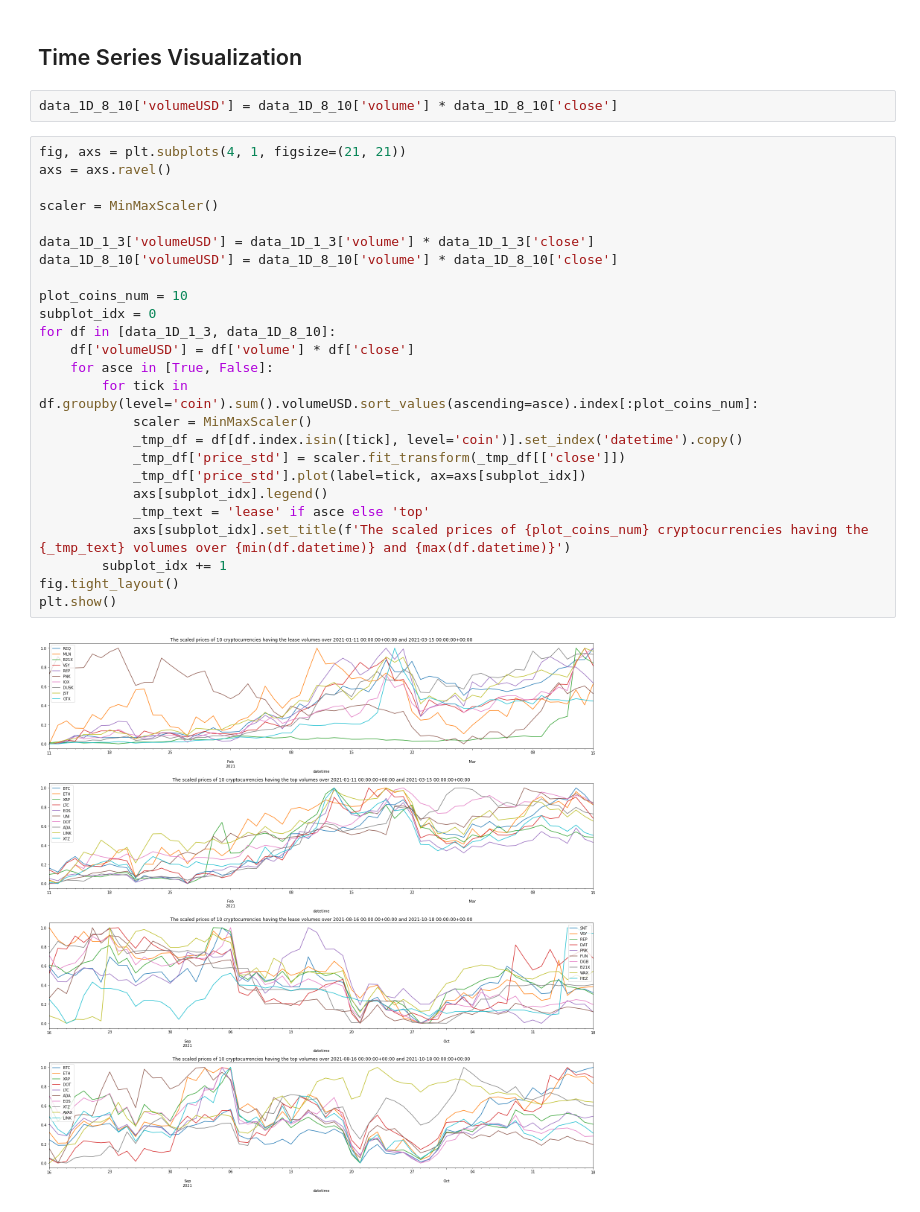
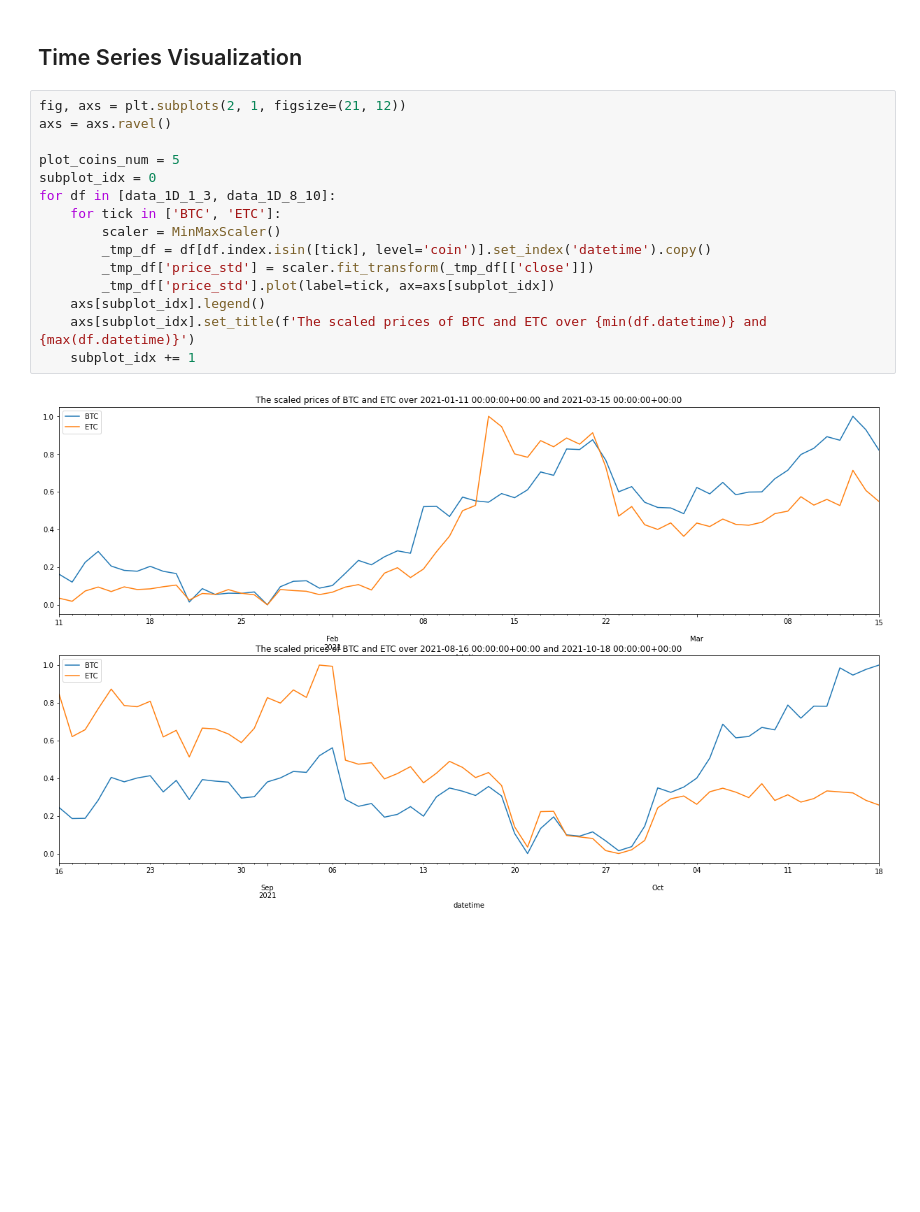
Before and after one commit to codingFerryman/crypto_market_hierarchy_structure, a Jupyter notebook: src/exploration.ipynb, the cells around one changed output. Saved outputs shown, nothing was run; the diff lists cells and outputs as text; blank space fills up the shorter version.

```diff
--- a/src/exploration.ipynb
+++ b/src/exploration.ipynb
@@ -74,32 +74,20 @@ data_1D_1_3 = pd.concat(data_1D_1_3_list)
 data_1D_8_10 = pd.concat(data_1D_8_10_list)
 # %% [markdown]
 ## Time Series Visualization
-# %%
-data_1D_8_10['volumeUSD'] = data_1D_8_10['volume'] * data_1D_8_10['close']
 # %%
-fig, axs = plt.subplots(4, 1, figsize=(21, 21))
+fig, axs = plt.subplots(2, 1, figsize=(21, 12))
 axs = axs.ravel()
 
-scaler = MinMaxScaler()
-
-data_1D_1_3['volumeUSD'] = data_1D_1_3['volume'] * data_1D_1_3['close']
-data_1D_8_10['volumeUSD'] = data_1D_8_10['volume'] * data_1D_8_10['close']
-
-plot_coins_num = 10
+plot_coins_num = 5
 subplot_idx = 0
 for df in [data_1D_1_3, data_1D_8_10]:
-    df['volumeUSD'] = df['volume'] * df['close']
-    for asce in [True, False]:
-        for tick in df.groupby(level='coin').sum().volumeUSD.sort_values(ascending=asce).index[:plot_coins_num]:
-            scaler = MinMaxScaler()
-            _tmp_df = df[df.index.isin([tick], level='coin')].set_index('datetime').copy()
-            _tmp_df['price_std'] = scaler.fit_transform(_tmp_df[['close']])
-            _tmp_df['price_std'].plot(label=tick, ax=axs[subplot_idx])
-            axs[subplot_idx].legend()
-            _tmp_text = 'lease' if asce else 'top'
-            axs[subplot_idx].set_title(f'The scaled prices of {plot_coins_num} cryptocurrencies having the {_tmp_text} volumes over {min(df.datetime)} and {max(df.datetime)}')
-        subplot_idx += 1
-fig.tight_layout()
-plt.show()
+    for tick in ['BTC', 'ETC']:
+        scaler = MinMaxScaler()
+        _tmp_df = df[df.index.isin([tick], level='coin')].set_index('datetime').copy()
+        _tmp_df['price_std'] = scaler.fit_transform(_tmp_df[['close']])
+        _tmp_df['price_std'].plot(label=tick, ax=axs[subplot_idx])
+    axs[subplot_idx].legend()
+    axs[subplot_idx].set_title(f'The scaled prices of BTC and ETC over {min(df.datetime)} and {max(df.datetime)}')
+    subplot_idx += 1
 # %% [output]
-[figure, old version]
+[figure, new version]
```
Also changed, not shown: parts of 1 cell of this notebook.
